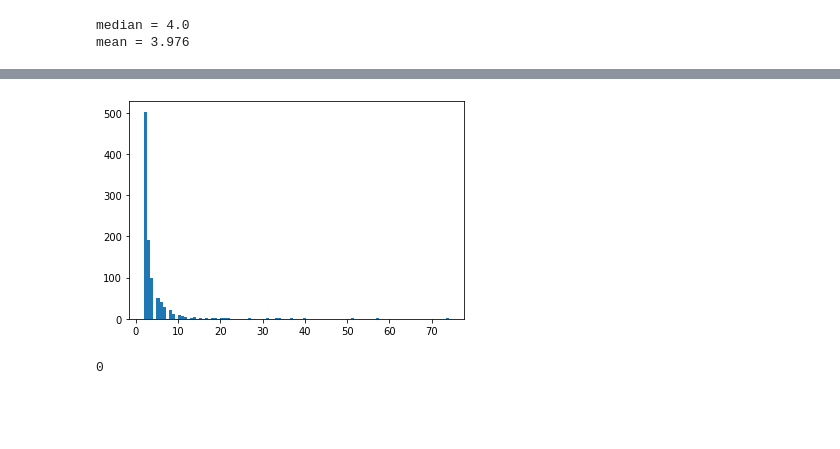
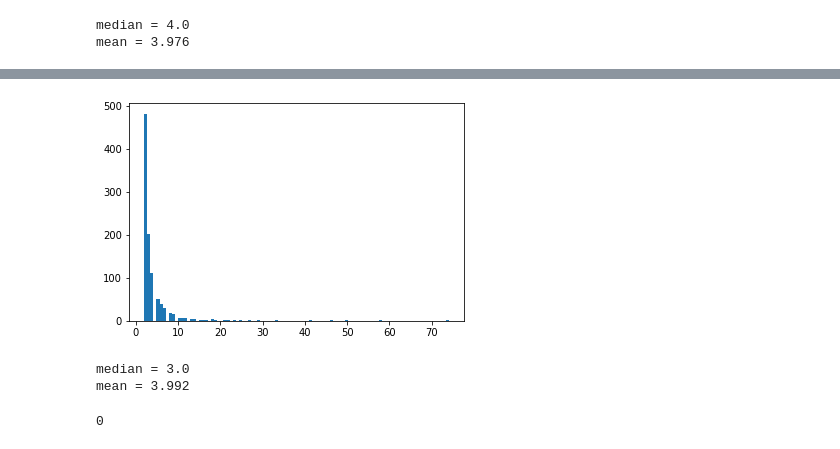
Before and after one commit to abdallahm2/network, a Jupyter notebook: Histogram_&_Graphical_view.ipynb, the cells around one changed output, grey strips where cells are left out. Cells and saved outputs as stored; diff of their text form; code cells hidden in the pictures; blank space fills up the shorter version.

```diff
--- a/Histogram_&_Graphical_view.ipynb
+++ b/Histogram_&_Graphical_view.ipynb
@@ -34,8 +36,15 @@ plt.show(nx)
 # %%
-d=[i[1] for i in list(BA.degree)]
-plt.hist(d, 100)
+dBA=[i[1] for i in list(BA.degree)]
+plt.hist(dBA, 100)
 plt.show()
 # %% [output]
-[figure, old version]
+[figure, new version]
+# %%
+import statistics as st
+print('median = {}' .format(st.median(dBA)))
+print('mean = {}' .format(st.mean(dBA)))
+# %% [output]
+median = 3.0
+mean = 3.992
 # %%
 import numpy as np
```
Also changed, not shown: parts of 6 cells of this notebook.
